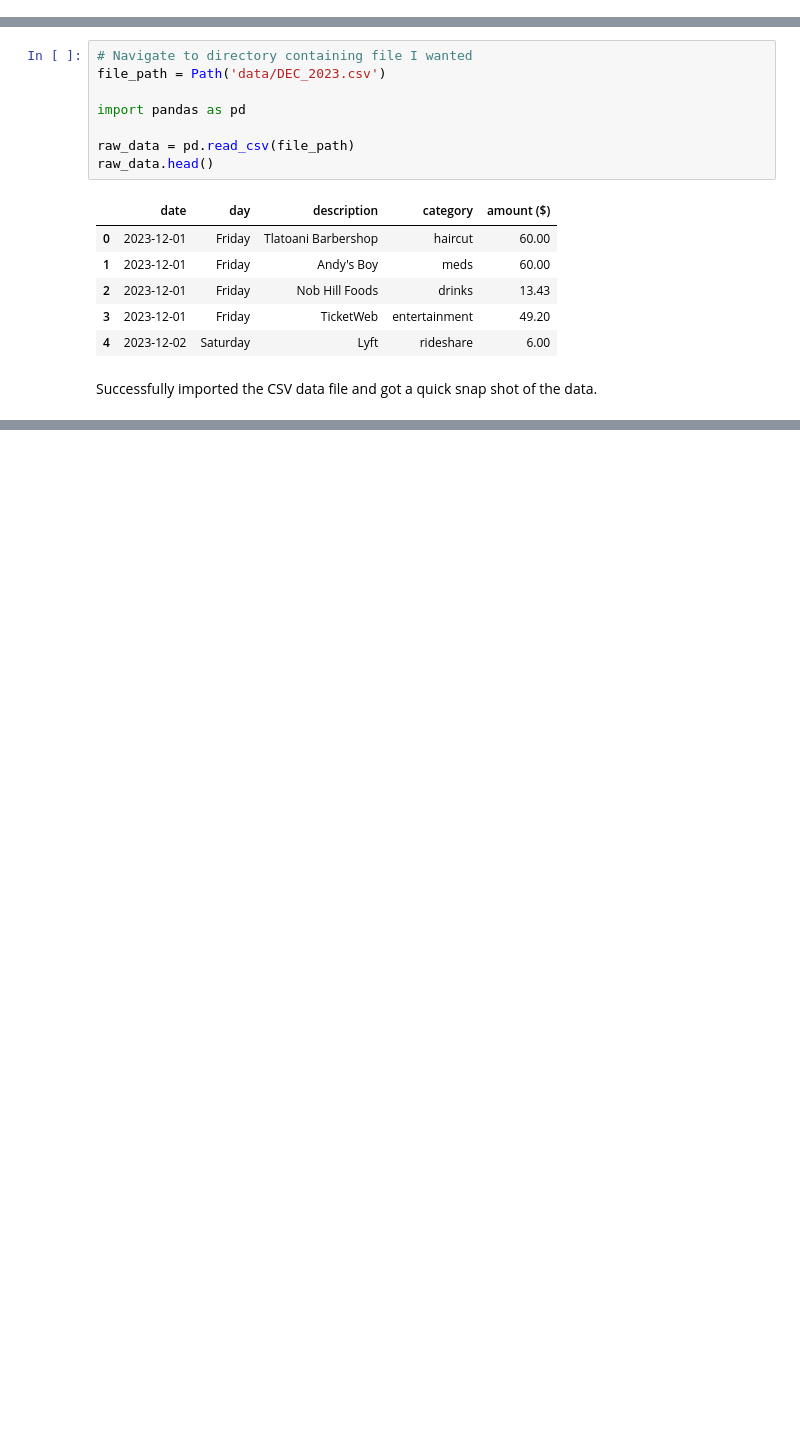
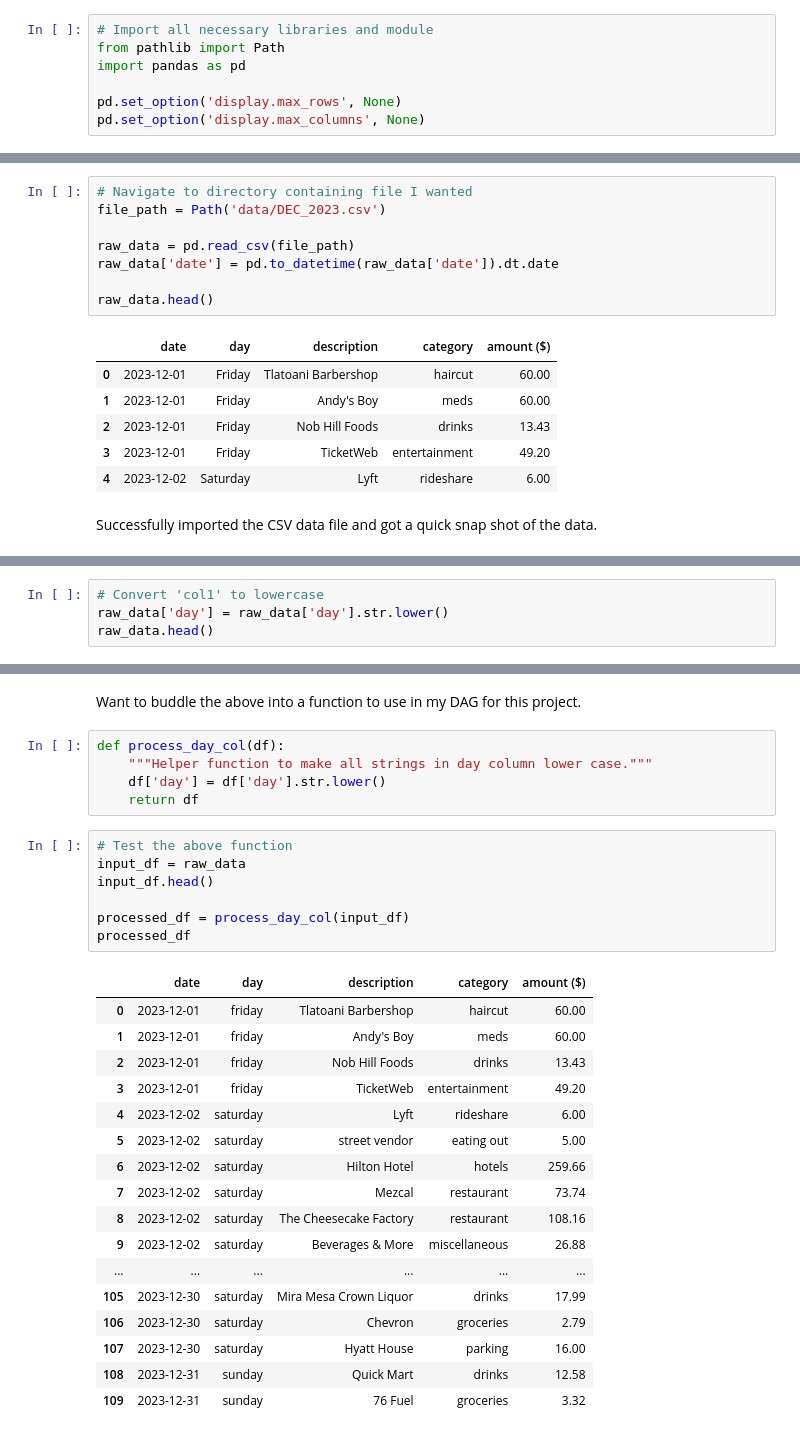
Before and after one commit to bravo-joe/personal-finance-project, a Jupyter notebook: notebooks/prototyping_notebook.ipynb, the cells around one changed output, grey strips where cells are left out. Saved outputs shown, nothing was run; the diff lists cells and outputs as text; blank space fills up the shorter version.

Commit message:
Updated README. Prototyped simple function in nb.

```diff
--- a/notebooks/prototyping_notebook.ipynb
+++ b/notebooks/prototyping_notebook.ipynb
@@ -8,2 +8,9 @@ Create a simple data pipeline that will take a CSV file, clean the data, ensure
 Initiate current directory and import the CSV file.
+# %%
+# Import all necessary libraries and module
+from pathlib import Path
+import pandas as pd
+
+pd.set_option('display.max_rows', None)
+pd.set_option('display.max_columns', None)
 # %%
@@ -20,9 +25,9 @@ Confirmed that I am in the correct dirrectory.
 # Navigate to directory containing file I wanted
 file_path = Path('data/DEC_2023.csv')
 
-import pandas as pd
+raw_data = pd.read_csv(file_path)
+raw_data['date'] = pd.to_datetime(raw_data['date']).dt.date
 
-raw_data = pd.read_csv(file_path)
 raw_data.head()
 # %% [output]
 |  | date | day | description | category | amount ($) |
@@ -35,0 +72,4 @@ Successfully imported the CSV data file and got a quick snap shot of the data.
+# %%
+# Convert 'col1' to lowercase
+raw_data['day'] = raw_data['day'].str.lower()
+raw_data.head()
@@ -35,0 +88,32 @@ Successfully imported the CSV data file and got a quick snap shot of the data.
+# %% [markdown]
+Want to buddle the above into a function to use in my DAG for this project.
+# %%
+def process_day_col(df):
+    """Helper function to make all strings in day column lower case."""
+    df['day'] = df['day'].str.lower()
+    return df
+# %%
+# Test the above function
+input_df = raw_data
+input_df.head()
+
+processed_df = process_day_col(input_df)
+processed_df
+# %% [output]
+|  | date | day | description | category | amount ($) |
+| 0 | 2023-12-01 | friday | Tlatoani Barbershop | haircut | 60.00 |
+| 1 | 2023-12-01 | friday | Andy's Boy | meds | 60.00 |
+| 2 | 2023-12-01 | friday | Nob Hill Foods | drinks | 13.43 |
+| 3 | 2023-12-01 | friday | TicketWeb | entertainment | 49.20 |
+| 4 | 2023-12-02 | saturday | Lyft | rideshare | 6.00 |
+| 5 | 2023-12-02 | saturday | street vendor | eating out | 5.00 |
+| 6 | 2023-12-02 | saturday | Hilton Hotel | hotels | 259.66 |
+| 7 | 2023-12-02 | saturday | Mezcal | restaurant | 73.74 |
+| 8 | 2023-12-02 | saturday | The Cheesecake Factory | restaurant | 108.16 |
+| 9 | 2023-12-02 | saturday | Beverages & More | miscellaneous | 26.88 |
+| ... | ... | ... | ... | ... | ... |
+| 105 | 2023-12-30 | saturday | Mira Mesa Crown Liquor | drinks | 17.99 |
+| 106 | 2023-12-30 | saturday | Chevron | groceries | 2.79 |
+| 107 | 2023-12-30 | saturday | Hyatt House | parking | 16.00 |
+| 108 | 2023-12-31 | sunday | Quick Mart | drinks | 12.58 |
+| 109 | 2023-12-31 | sunday | 76 Fuel | groceries | 3.32 |
```
Also changed, not shown: parts of 12 cells of this notebook, 2 other files.
